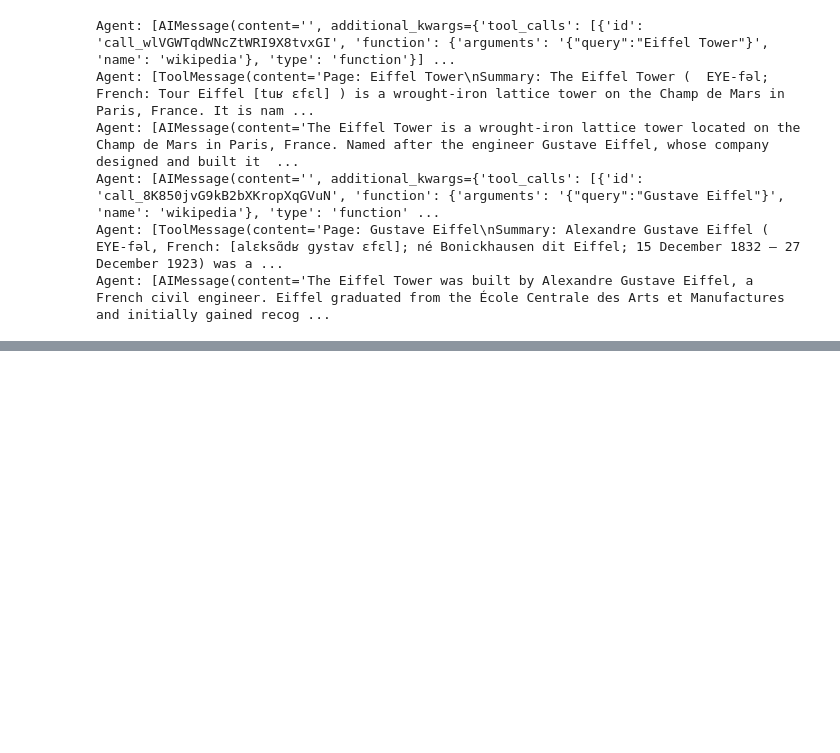
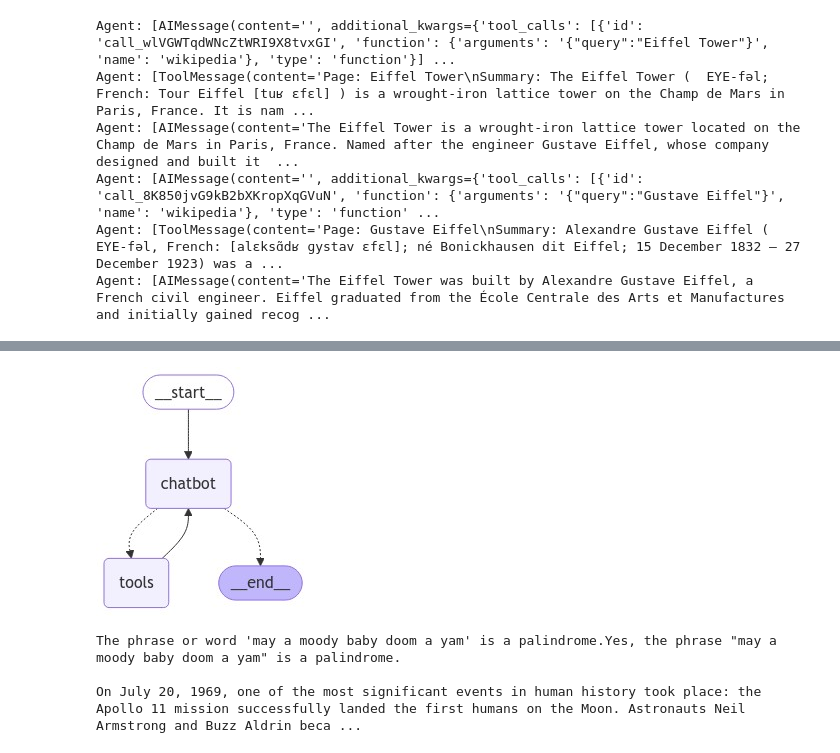
Before and after one commit to AlbertoRodrigues/Generative-IA, a Jupyter notebook: agentic-systems-with-langchain-and-langgraph/main.ipynb, the cells around one changed output, grey strips where cells are left out. Drawn from its saved outputs; the diff is of its cells as text; code cells hidden in the pictures; blank space fills up the shorter version.

```diff
--- a/agentic-systems-with-langchain-and-langgraph/main.ipynb
+++ b/agentic-systems-with-langchain-and-langgraph/main.ipynb
@@ -232,0 +278,39 @@ Agent: [AIMessage(content='The Eiffel Tower was built by Alexandre Gustave Eiffe
+# %%
+from langgraph.graph import MessagesState, START, END
+# Use MessagesState to define the state of the stopping function
+def should_continue(state: MessagesState):
+    # Get the last message from the state
+    last_message = state["messages"][-1]
+    # Check if the last message includes tool calls
+    if last_message.tool_calls:
+        return "tools"
+    # End the conversation if no tool calls are present
+    return END
+# %%
+def call_model(state: MessagesState):
+    last_message = state["messages"][-1]
+    # If the last message has tool calls, return the tool's response
+    if isinstance(last_message, AIMessage) and last_message.tool_calls:
+    # Return the messages from the tool call
+        return {"messages": [AIMessage(content=last_message.tool_calls[0]["response"])]}
+    # Otherwise, proceed with a regular LLM response
+    return {"messages": [model_with_tools.invoke(state["messages"])]}
+# %%
+workflow = StateGraph(State)
+# Add nodes for chatbot and tools
+workflow.add_node("chatbot", call_model)
+workflow.add_node("tools", tool_node)
+
+# Connect the START node to the chatbot
+workflow.add_edge(START, "chatbot")
+# Define conditions, then loop back to chatbot
+workflow.add_conditional_edges("chatbot", should_continue, ["tools", END])
+workflow.add_edge("tools", "chatbot")
+
+# Set up memory and compile the workflow
+memory = MemorySaver()
+app = workflow.compile(checkpointer=memory)
+
+display(Image(app.get_graph().draw_mermaid_png()))
+# %% [output]
+[figure, added]
@@ -232,0 +329,8 @@ Agent: [AIMessage(content='The Eiffel Tower was built by Alexandre Gustave Eiffe
+# %%
+# Call the chatbot with different tools
+multi_tool_output("Is `may a moody baby doom a yam` a palindrome?")
+multi_tool_output("What happened on 20th July, 1969?")
+# %% [output]
+The phrase or word 'may a moody baby doom a yam' is a palindrome.Yes, the phrase "may a moody baby doom a yam" is a palindrome.
+
+On July 20, 1969, one of the most significant events in human history took place: the Apollo 11 mission successfully landed the first humans on the Moon. Astronauts Neil Armstrong and Buzz Aldrin beca ...
```
Also changed, not shown: parts of 8 cells of this notebook, 1 other file.
